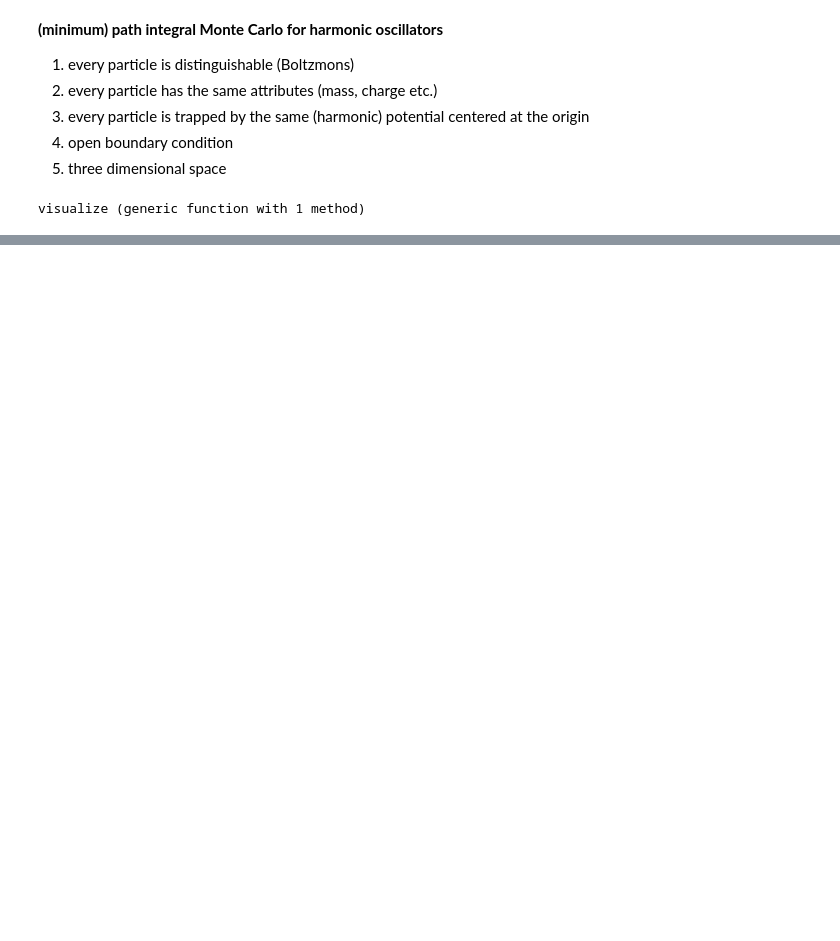
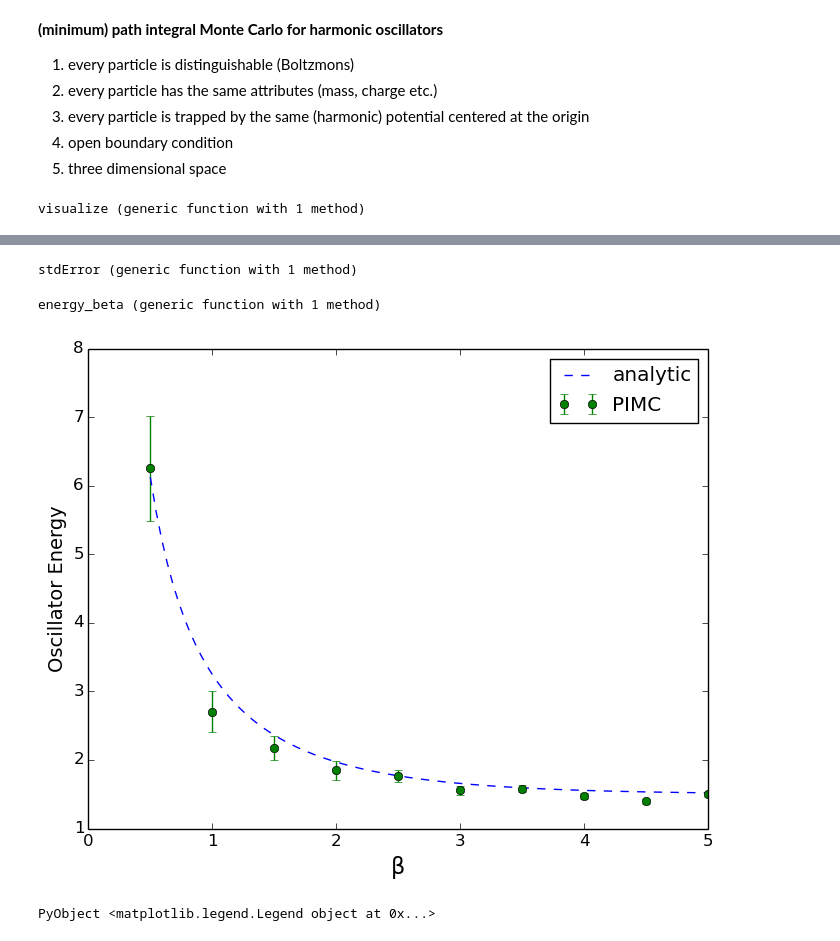
Before and after one commit to Paul-St-Young/share, a Jupyter notebook: python_vs_julia/julia-pimc.ipynb, the cells around one changed output, grey strips where cells are left out. Saved outputs shown, nothing was run; the diff lists cells and outputs as text; code cells hidden in the pictures; blank space fills up the shorter version.

```diff
--- a/python_vs_julia/julia-pimc.ipynb
+++ b/python_vs_julia/julia-pimc.ipynb
@@ -66,0 +250,77 @@ PyObject <matplotlib.legend.Legend object at 0x...>
+# %%
+function expectE(beta)
+    return 3./2*coth(beta/2.)
+end
+fineb = linspace(0.5,5.0,100);
+finey = map(expectE,fineb);
+# %%
+function autoCorrelation(trace)
+    mu = mean(trace)
+    s  = std(trace)
+
+    sumR = 0.0
+    for k=2:length(trace)
+        R = 0.0
+
+        # calculate autocorrelation
+        for t=1:length(trace)-k
+            R += (trace[t]-mu)*(trace[t+k]-mu)
+        end
+        R /= (length(trace)-k)*(s^2.)
+
+        # accumulate until R<=0
+        if R>0
+            sumR += R
+        else
+            break
+        end
+    end
+
+    return 1+2.*sumR
+end
+
+function stdError(trace)
+    Neff = length(trace)/autoCorrelation(trace)
+    return std(trace)/sqrt(Neff)
+end
+# %% [output]
+stdError (generic function with 1 method)
+# %%
+function energy_beta(nstep,nslice,nequil,mover,
+    ;beta_min=0.5,beta_step=0.2,beta_max=2.0)
+
+    # gather data
+    betas = beta_min:beta_step:beta_max
+    data = zeros( length(betas) )
+    stde = zeros( length(betas) )
+    for i=1:length(data)
+        beta = betas[i]
+        a,T,V = pimc(nstep,mover,
+            beta = beta,
+            step_ratio = 0.5,
+            nslice = nslice
+        );
+        E = T+V
+
+        data[i] = mean(E[nequil:end])
+        stde[i] = stdError(E[nequil:end])
+    end
+
+    # plot
+    fig = figure()
+    ax = subplot(111)
+
+    plot(fineb,finey,"--",label="analytic")
+    errorbar(betas,data,yerr=stde,fmt="o",label="PIMC")
+
+    ax[:set_xlabel]("\u03b2",fontsize=16)
+    ax[:set_ylabel]("Oscillator Energy",fontsize=14)
+    ax[:legend]()
+end
+# %% [output]
+energy_beta (generic function with 1 method)
+# %%
+energy_beta(4000,8,10,single_bead!,beta_step=0.5,beta_max=5.0)
+# %% [output]
+[figure, added]
+PyObject <matplotlib.legend.Legend object at 0x...>
```
Also changed, not shown: parts of 8 cells of this notebook, 2 other files.
